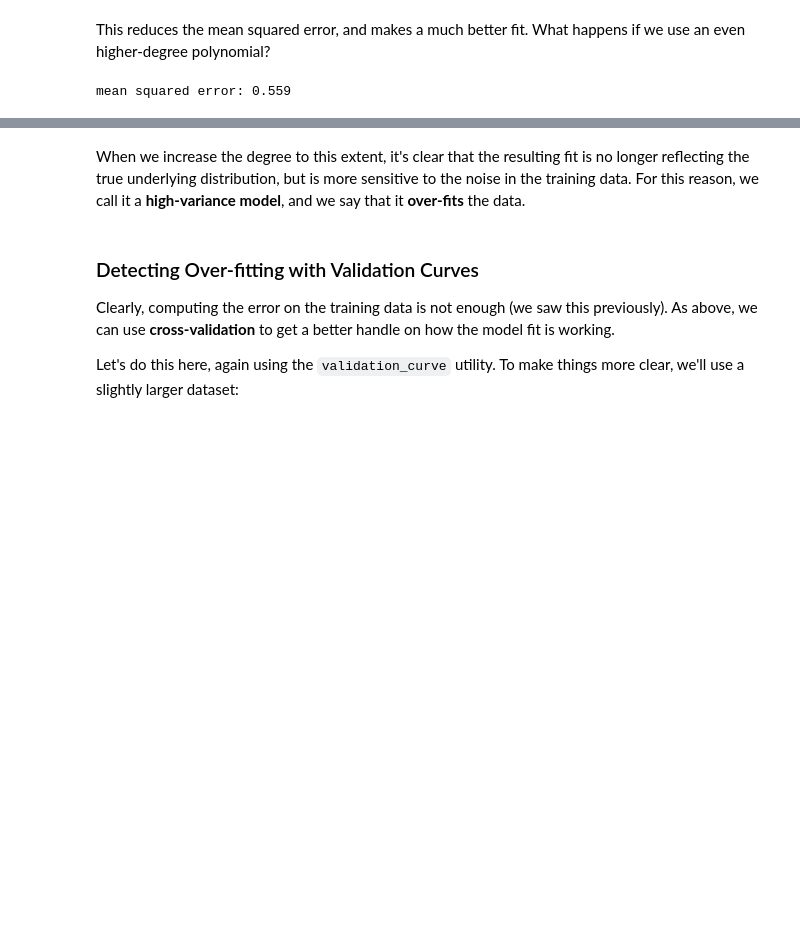
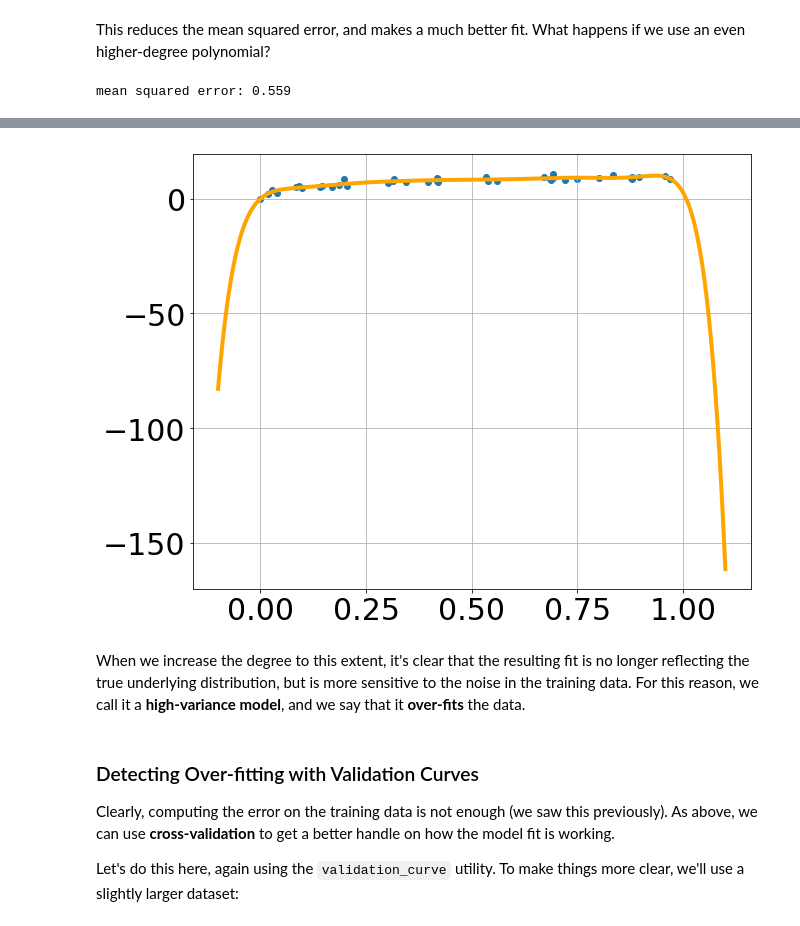
Before and after one commit to dsl2l2017/lecture_6, a Jupyter notebook: model_selection.ipynb, the cells around one changed output, grey strips where cells are left out. Cells and saved outputs as stored; diff of their text form; code cells hidden in the pictures; blank space fills up the shorter version.

```diff
--- a/model_selection.ipynb
+++ b/model_selection.ipynb
@@ -124,15 +132,9 @@ y_test = model.predict(X_test)
 print("mean squared error: {0:.3g}".format(mean_squared_error(model.predict(X), y)))
 
 
-layout = go.Layout(
-#     yaxis=dict(
-#         range=[0, 20]
-#     )
-)
-data = [go.Scatter(x=X.ravel(), y=y, mode='markers', name='original data'),
-        go.Scatter(x=X_test.ravel(), y=y_test, name='estimated model')]
-
-fig = go.Figure(data=data, layout=layout)
-iplot(fig)
+plt.scatter(X.ravel(), y, label='original data')
+plt.plot(X_test.ravel(), y_test, label='estimated model', lw=4, color='orange')
+plt.grid()
+plt.show()
 # %% [output]
 mean squared error: 0.559
@@ -140,3 +141,4 @@ mean squared error: 0.559
+[figure, added]
 # %% [markdown]
 When we increase the degree to this extent, it's clear that the resulting fit is no longer reflecting the true underlying distribution, but is more sensitive to the noise in the training data. For this reason, we call it a **high-variance model**, and we say that it **over-fits** the data.
 # %% [markdown]
```
Also changed, not shown: parts of 17 cells of this notebook, 3 other files.
